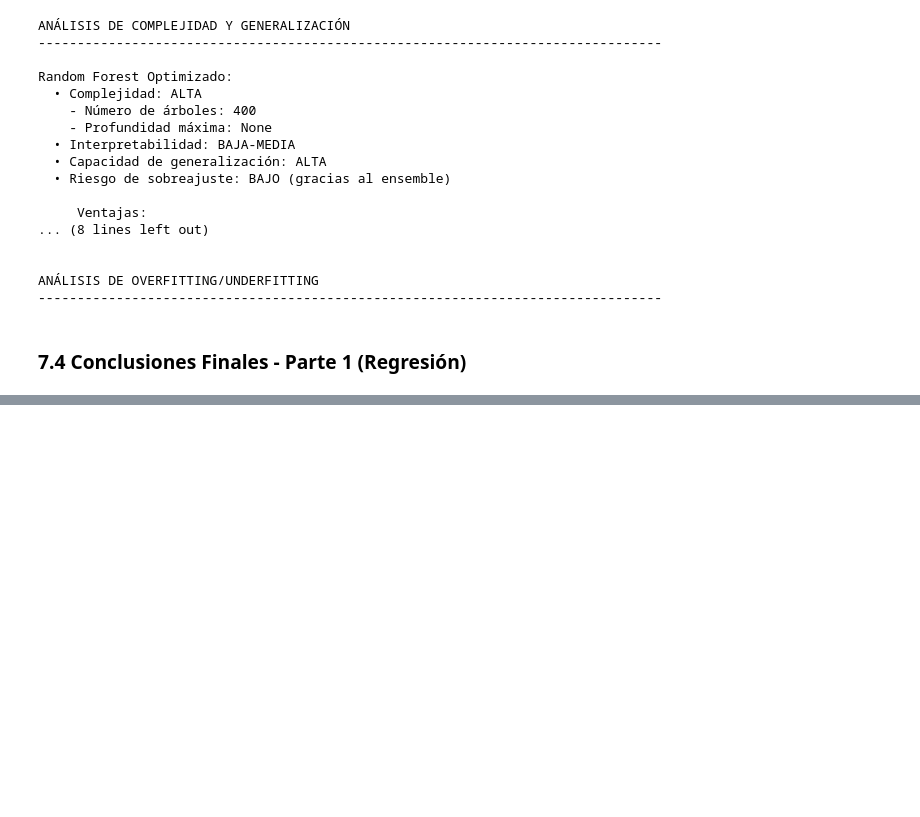
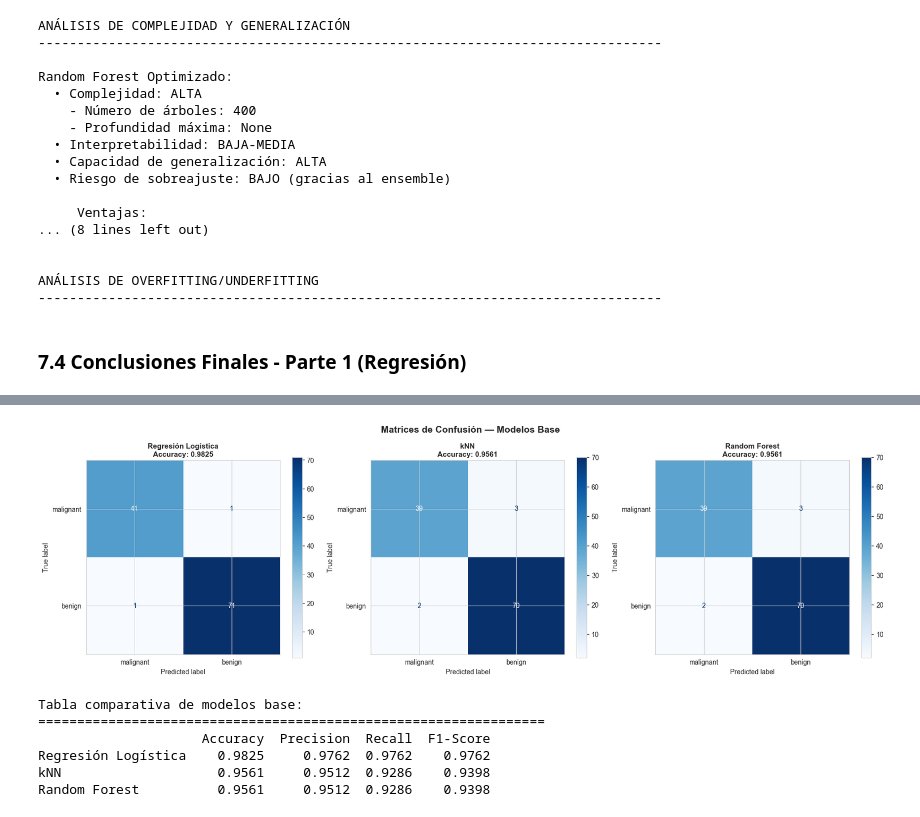
Before and after one commit to Fercho1118/Lab-Aprendizaje-Supervisado, a Jupyter notebook: Laboratorio_Aprendizaje_Supervisado.ipynb, the cells around one changed output, grey strips where cells are left out. Drawn from its saved outputs; the diff is of its cells as text; code cells hidden in the pictures; blank space fills up the shorter version.

```diff
--- a/Laboratorio_Aprendizaje_Supervisado.ipynb
+++ b/Laboratorio_Aprendizaje_Supervisado.ipynb
@@ -1481,0 +1701,28 @@ Parte 1 (Regresión) completada exitosamente
+# %%
+# Separación en conjuntos de entrenamiento y prueba
+X = df_cancer.drop('target', axis=1)
+y = df_cancer['target']
+
+X_train, X_test, y_train, y_test = train_test_split(
+    X, y, test_size=0.2, random_state=42, stratify=y
+)
+
+print("Separación de datos completada:")
+print("=" * 50)
+print(f"  Entrenamiento: {X_train.shape[0]} muestras ({X_train.shape[0]/len(X)*100:.0f}%)")
+print(f"  Prueba:        {X_test.shape[0]} muestras ({X_test.shape[0]/len(X)*100:.0f}%)")
+print(f"\nDistribución de clases en entrenamiento:")
+print(f"  Benigno:  {(y_train == 1).sum()} ({(y_train == 1).mean()*100:.1f}%)")
+print(f"  Maligno:  {(y_train == 0).sum()} ({(y_train == 0).mean()*100:.1f}%)")
+print(f"\nDistribución de clases en prueba:")
+print(f"  Benigno:  {(y_test == 1).sum()} ({(y_test == 1).mean()*100:.1f}%)")
+print(f"  Maligno:  {(y_test == 0).sum()} ({(y_test == 0).mean()*100:.1f}%)")
+
+# Escalamiento de variables (necesario para Regresión Logística y kNN)
+scaler = StandardScaler()
+X_train_scaled = pd.DataFrame(scaler.fit_transform(X_train), columns=X_train.columns, index=X_train.index)
+X_test_scaled = pd.DataFrame(scaler.transform(X_test), columns=X_test.columns, index=X_test.index)
+
+print(f"\nEscalamiento aplicado con StandardScaler (media=0, desviación estándar=1)")
+print("Se utilizan datos escalados para Regresión Logística y kNN,")
+print("y datos sin escalar para Random Forest.")
@@ -1481,0 +1816,33 @@ Parte 1 (Regresión) completada exitosamente
+# %%
+# Matrices de confusión de los modelos base
+fig, axes = plt.subplots(1, 3, figsize=(18, 5))
+
+for i, (nombre, res) in enumerate(resultados_base.items()):
+    cm = confusion_matrix(y_test, res['y_pred'])
+    disp = ConfusionMatrixDisplay(confusion_matrix=cm,
+                                   display_labels=cancer.target_names)
+    disp.plot(ax=axes[i], cmap='Blues', values_format='d')
+    axes[i].set_title(f'{nombre}\nAccuracy: {res["Accuracy"]:.4f}', fontsize=11, fontweight='bold')
+
+plt.suptitle('Matrices de Confusión — Modelos Base', fontsize=14, fontweight='bold', y=1.02)
+plt.tight_layout()
+plt.show()
+# %% [output]
+[figure, added]
+# %%
+# Comparación de modelos base en tabla
+df_resultados_base = pd.DataFrame({
+    nombre: {k: v for k, v in res.items() if k != 'y_pred'}
+    for nombre, res in resultados_base.items()
+}).T
+
+print("Tabla comparativa de modelos base:")
+print("=" * 65)
+print(df_resultados_base.round(4).to_string())
+# %% [output]
+Tabla comparativa de modelos base:
+=================================================================
+                     Accuracy  Precision  Recall  F1-Score
+Regresión Logística    0.9825     0.9762  0.9762    0.9762
+kNN                    0.9561     0.9512  0.9286    0.9398
+Random Forest          0.9561     0.9512  0.9286    0.9398
```
Also changed, not shown: parts of 39 cells of this notebook.
